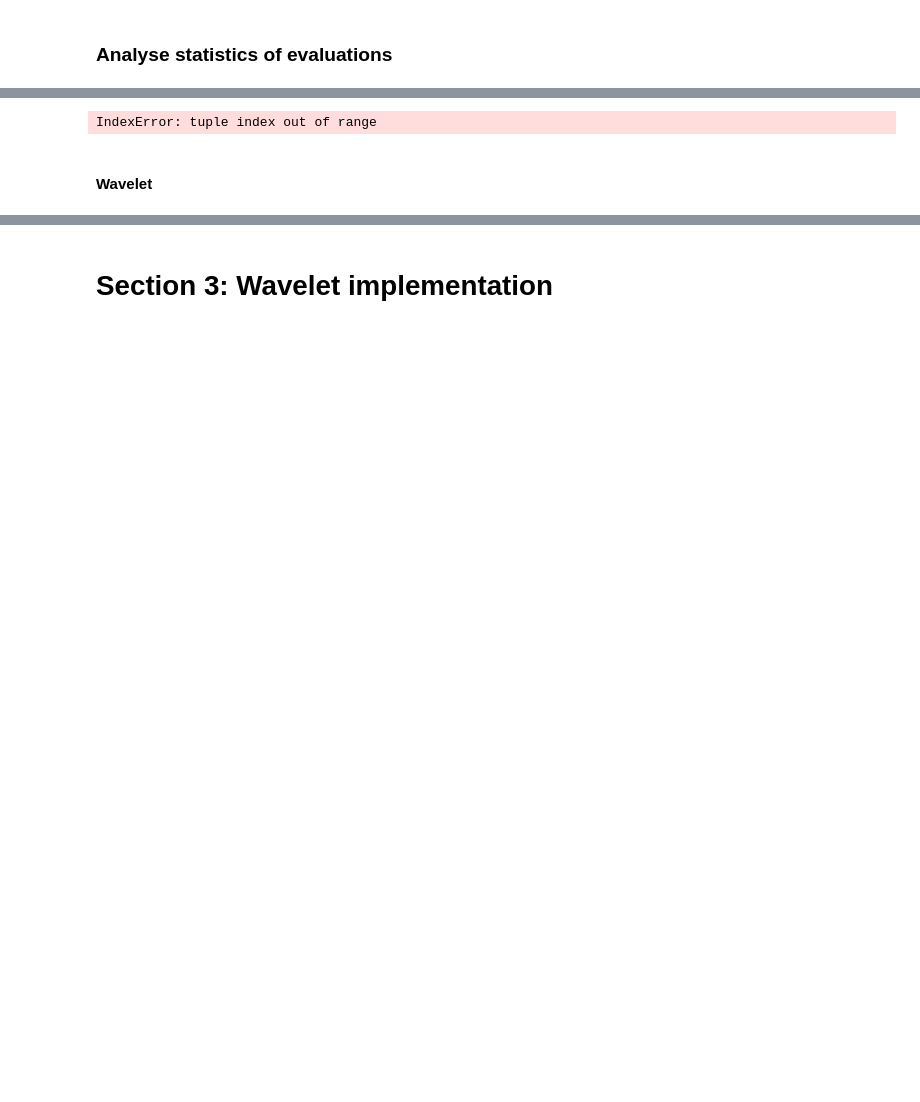
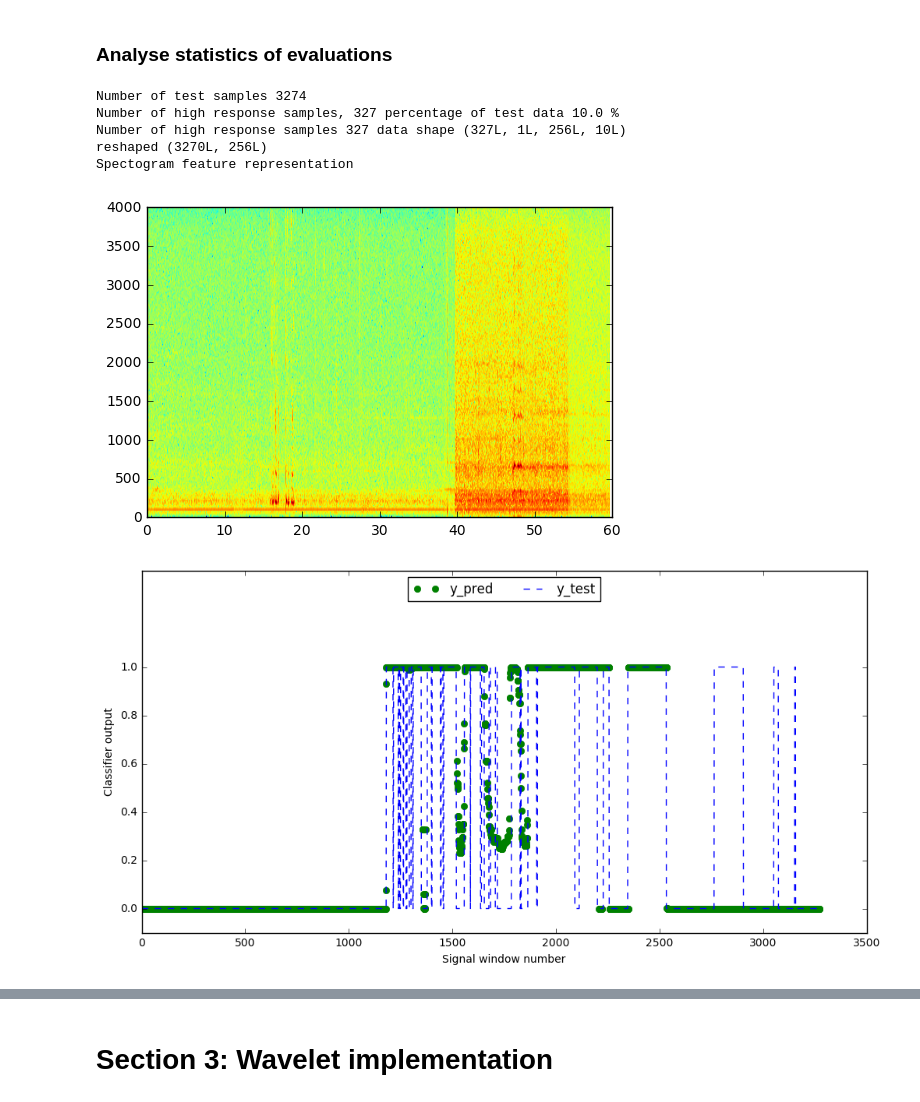
Before and after one commit to ikiskin/ECMLDeepAudio, a Jupyter notebook: proc_data_ECML.ipynb, the cells around one changed output, grey strips where cells are left out. Cells and saved outputs as stored; diff of their text form; code cells hidden in the pictures; blank space fills up the shorter version.

Commit message:
Complete minimal example with wavelet processing

```diff
--- a/proc_data_ECML.ipynb
+++ b/proc_data_ECML.ipynb
@@ -240,4 +217,12 @@ F1 score 0.783157894737
 # %% [markdown]
  ### Analyse statistics of evaluations
 # %%
-detector_lib.anal_test(predictions, x_test, conv = conv)
+detector_lib.anal_test(x_train, y_train, predictions, x_test, spec_freq, 'spec', frac_data = 0.1, save_fig = False, conv = conv)
+# %% [output]
+Number of test samples 3274
+Number of high response samples, 327 percentage of test data 10.0 %
+Number of high response samples 327 data shape (327L, 1L, 256L, 10L)
+reshaped (3270L, 256L)
+Spectogram feature representation
+[figure, added]
+[figure, added]
@@ -244,15 +230,0 @@ detector_lib.anal_test(predictions, x_test, conv = conv)
-# %%
-### Representative of mozz or no_mozz from raw data labels
-
-mozz = np.where(y_train[:,0])
-no_mozz = np.where(y_train[:,1])
-
-mozz_samples = x_train[mozz].reshape(x_train[mozz].shape[0] * x_train[mozz].shape[-1], x_train[mozz].shape[2])
-no_mozz_samples = x_train[no_mozz].reshape(x_train[no_mozz].shape[0] * x_train[no_mozz].shape[-1], x_train[no_mozz].shape[2])
-
-binned_fft = np.mean(mozz_samples, axis = 0)
-binned_fft_negative = np.mean(no_mozz_samples, axis = 0)
-# %% [output]
-IndexError: tuple index out of range
-# %% [markdown]
- #### Wavelet
```
Also changed, not shown: parts of 21 cells of this notebook, 2 other files.
